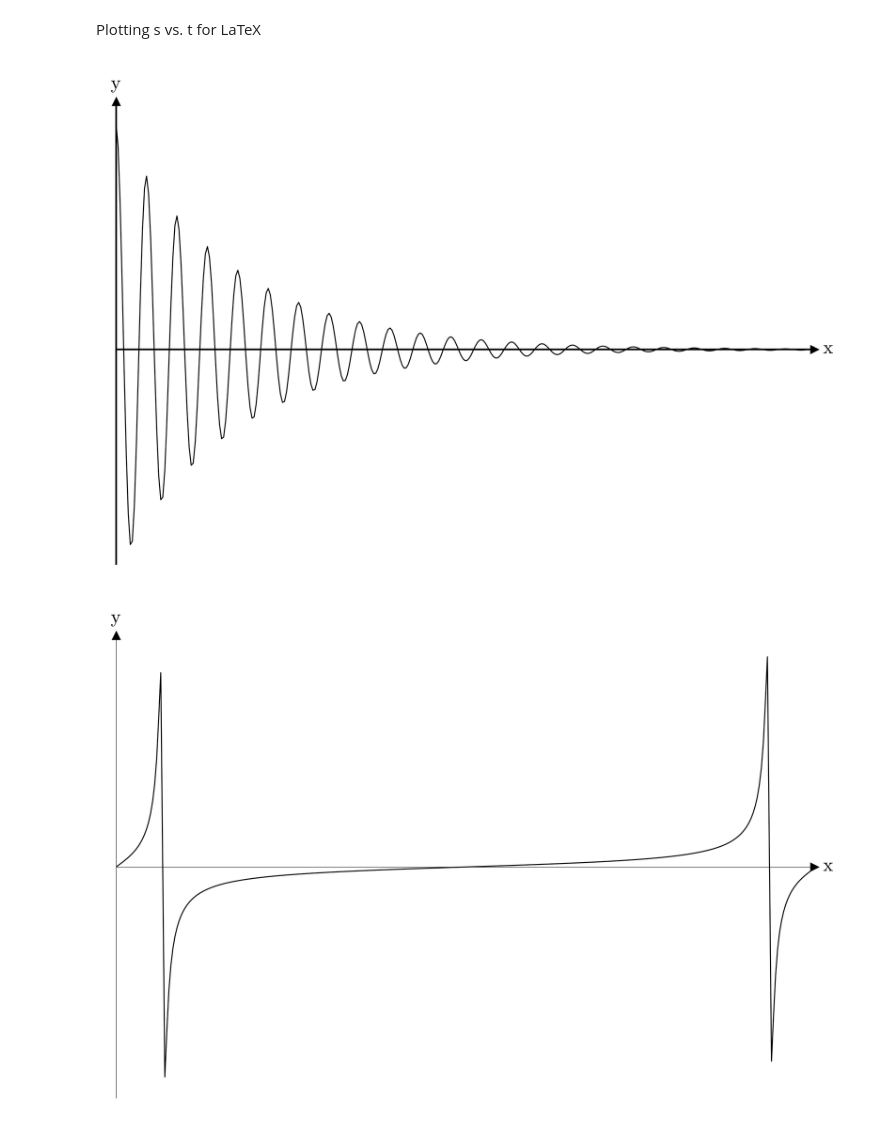
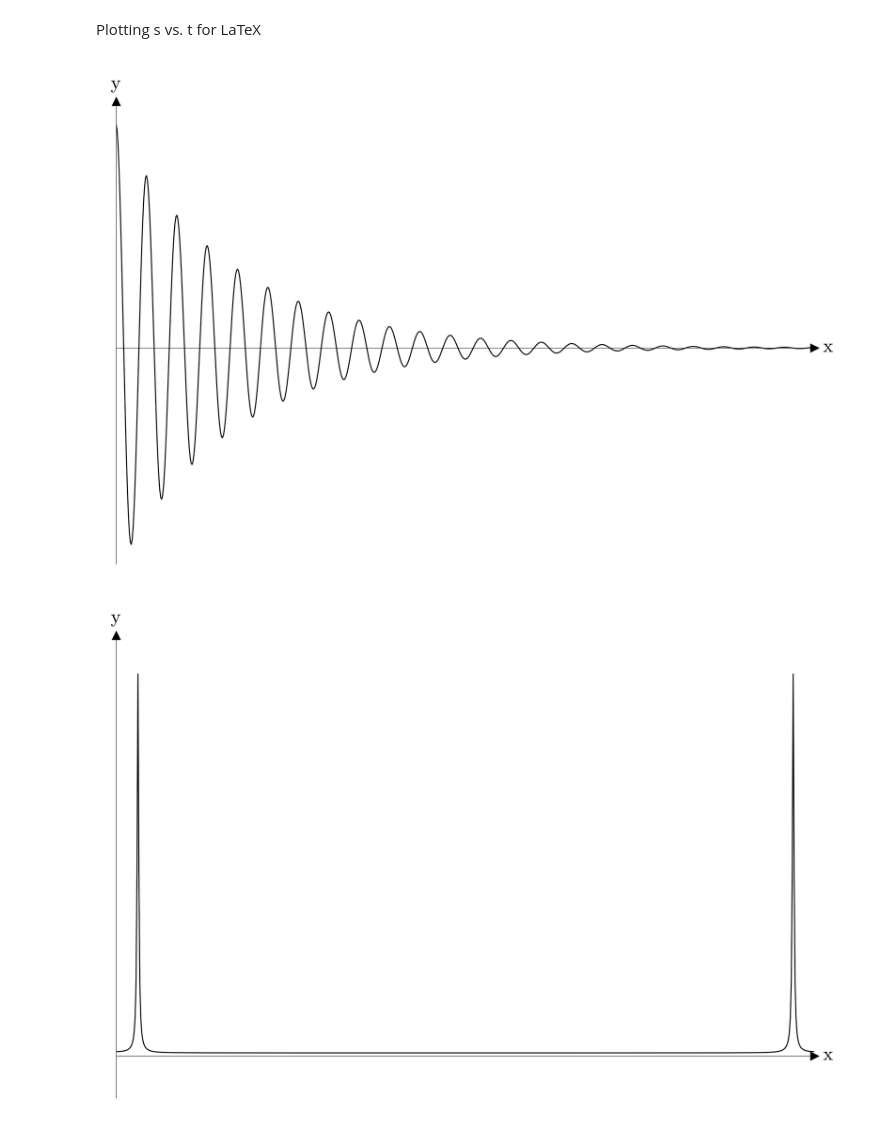
Before and after one commit to sejin8642/ftnmr, a Jupyter notebook: latex/ft/ft.ipynb, the cells around one changed output. Saved outputs shown, nothing was run; the diff lists cells and outputs as text; code cells hidden in the pictures.

```diff
--- a/latex/ft/ft.ipynb
+++ b/latex/ft/ft.ipynb
@@ -14,7 +14,7 @@ importing and instantiating fid module
 # %%
 import fid
 # %%
-s = fid.fid(shift=0.03, nsp=20)
+s = fid.fid(shift=0.03, nsp=32)
 # %%
 s.w
 # %% [output]
@@ -33,7 +33,7 @@ Plotting s vs. t for LaTeX
 # default plt style to fix jupyter notebook margin issue when plotting
 plt.style.use('default')
 # %%
-def graph(x, y, xlabel='x', ylabel='y', save=False, filename='figure.esp'):
+def graph(x, y, xlabel='x', ylabel='y', save=False, filename='figure.eps'):
     # LaTeX font with size 9
     plt.rcParams.update({
         "text.usetex": True,
@@ -93,10 +93,10 @@ def graph(x, y, xlabel='x', ylabel='y', save=False, filename='figure.esp'):
 # %%
 graph(x, y)
 # %% [output]
-[figure, old version]
+[figure, new version]
 # %%
 Y = scipy.fft.fft(y)
 # %%
-graph(x, Y.imag)
+graph(x, Y.real)
 # %% [output]
-[figure, old version]
+[figure, new version]
```
Also changed, not shown: parts of 4 cells of this notebook, 1 other file.
